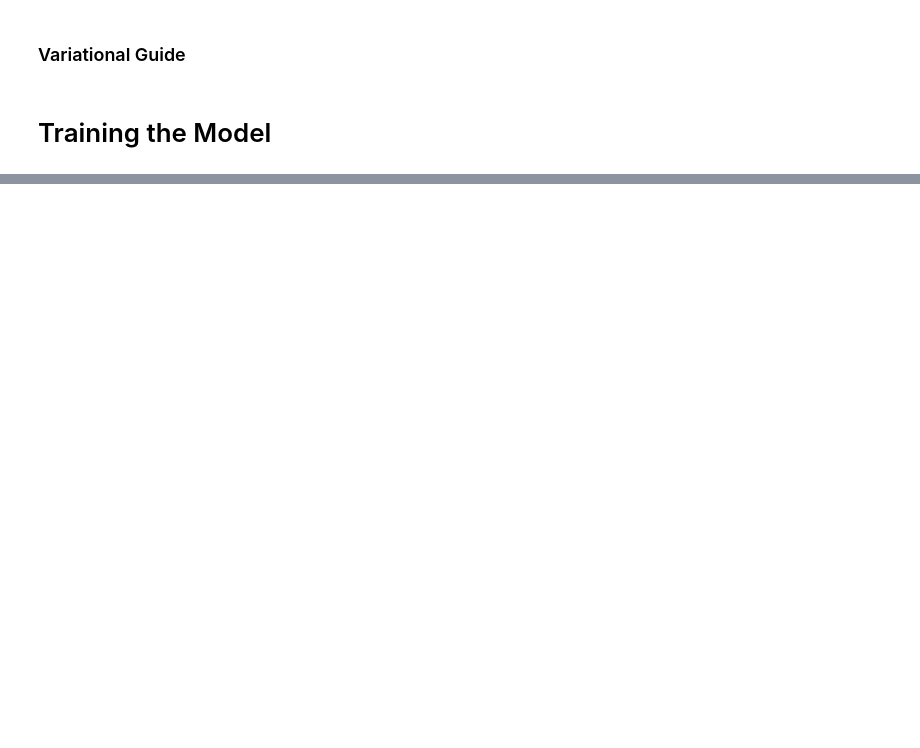
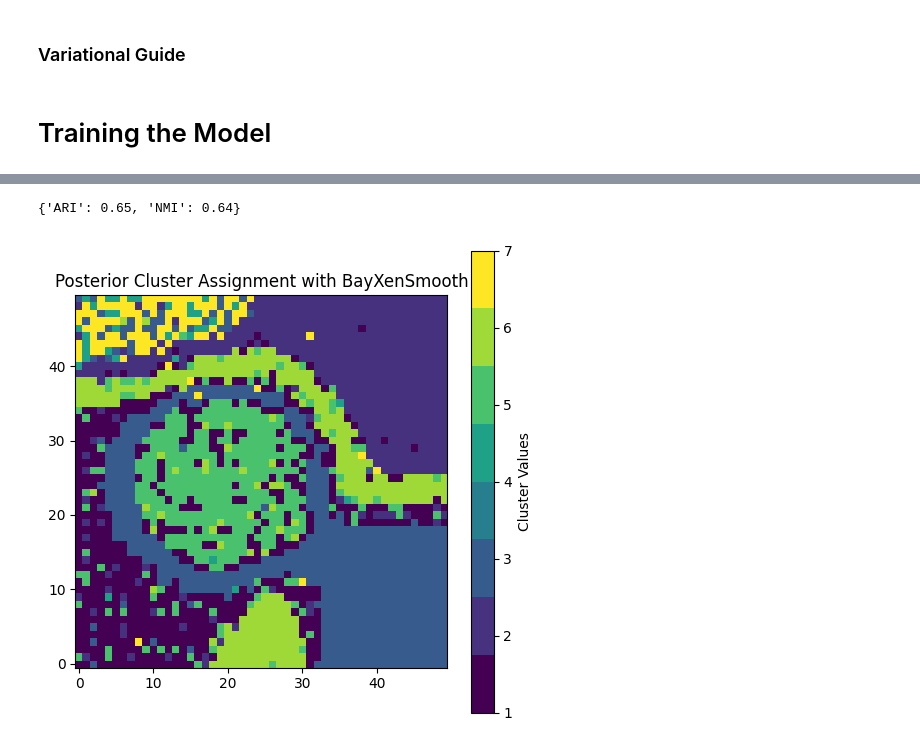
Before and after one commit to prob-ml/xennf, a Jupyter notebook: nf/nf.ipynb, the cells around one changed output, grey strips where cells are left out. Saved outputs shown, nothing was run; the diff lists cells and outputs as text; code cells hidden in the pictures; blank space fills up the shorter version.

```diff
--- a/nf/nf.ipynb
+++ b/nf/nf.ipynb
@@ -511,9 +511,22 @@ num_posteriors = 100  # Assuming this is the desired number of posteriors to sam
 cluster_probs_samples = []
 for _ in range(num_posteriors):
     with pyro.plate("data", len(data)):
-        cluster_probs_sample = torch.softmax(pyro.sample("cluster_probs", ZukoToPyro(cluster_probs_flow_dist(data))), dim=-1)
+        cluster_logits = pyro.sample("cluster_logits", ZukoToPyro(cluster_probs_flow_dist(data)), infer={'is_auxiliary': True})
+        temperature = pyro.param("temperature")
+        print(temperature)
+
+        # Make the logits numerically stable
+        max_logit = torch.max(cluster_logits, dim=-1, keepdim=True).values
+        stable_logits = cluster_logits - max_logit
+
+        # Sample cluster_probs using RelaxedOneHotCategorical
+        # Calculate and print a 5 number summary of the batch data
+        cluster_probs_sample = pyro.sample(
+            "cluster_probs",
+            dist.RelaxedOneHotCategorical(temperature=temperature, logits=stable_logits, validate_args=False)
+        )
     cluster_probs_samples.append(cluster_probs_sample)
 cluster_probs_avg = torch.stack(cluster_probs_samples).mean(dim=0)
-print(cluster_probs_avg[:5])
-print(TRUE_PRIOR_WEIGHTS[:5])
+print(cluster_probs_avg[:15])
+print(TRUE_PRIOR_WEIGHTS[:15])
 cluster_assignments_posterior = cluster_probs_avg.argmax(dim=-1)
@@ -520,17 +551,28 @@ cluster_assignments_posterior = cluster_probs_avg.argmax(dim=-1)
 # %%
 rows = spatial_locations["row"].astype(int)
 columns = spatial_locations["col"].astype(int)
 
 num_rows = max(rows) + 1
 num_cols = max(columns) + 1
 
 cluster_grid = torch.zeros((num_rows, num_cols), dtype=torch.long)
 
 cluster_grid[rows, columns] = cluster_assignments_posterior + 1
 
 colors = plt.cm.get_cmap('viridis', num_clusters + 1)
 
 plt.figure(figsize=(6, 6))
 plt.imshow(cluster_grid.cpu(), cmap=colors, interpolation='nearest', origin='lower')
 plt.colorbar(ticks=range(1, num_clusters + 1), label='Cluster Values')
 plt.title('Posterior Cluster Assignment with BayXenSmooth')
+
+ari = ARI(cluster_assignments_posterior, TRUE_PRIOR_WEIGHTS.argmax(axis=-1))
+nmi = NMI(cluster_assignments_posterior, TRUE_PRIOR_WEIGHTS.argmax(axis=-1))
+cluster_metrics = {
+    "ARI": round(ari, 2),
+    "NMI": round(nmi, 2)
+}
+print(cluster_metrics)
+# %% [output]
+{'ARI': 0.65, 'NMI': 0.64}
+[figure, added]
```
Also changed, not shown: parts of 6 cells of this notebook, 17 other files.
